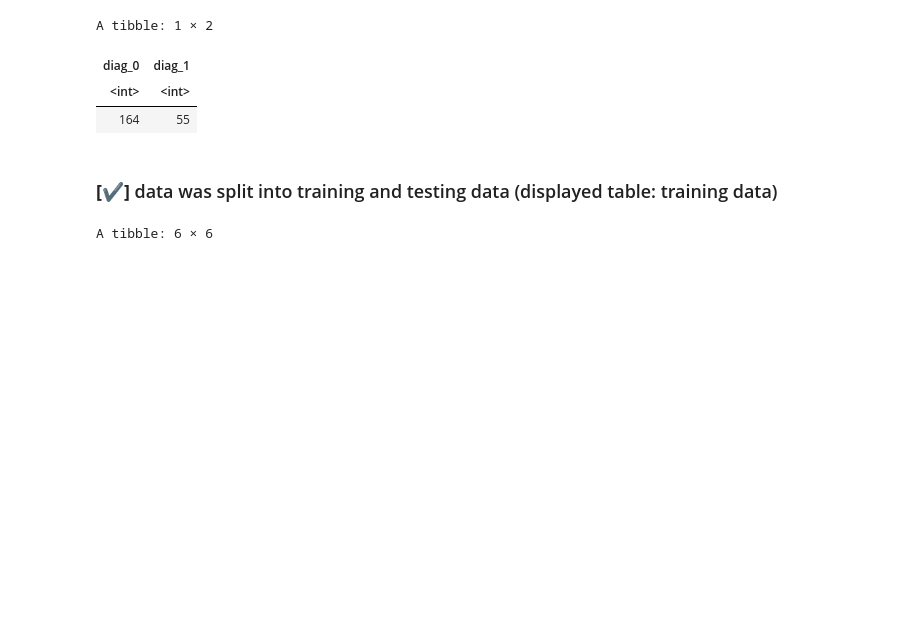
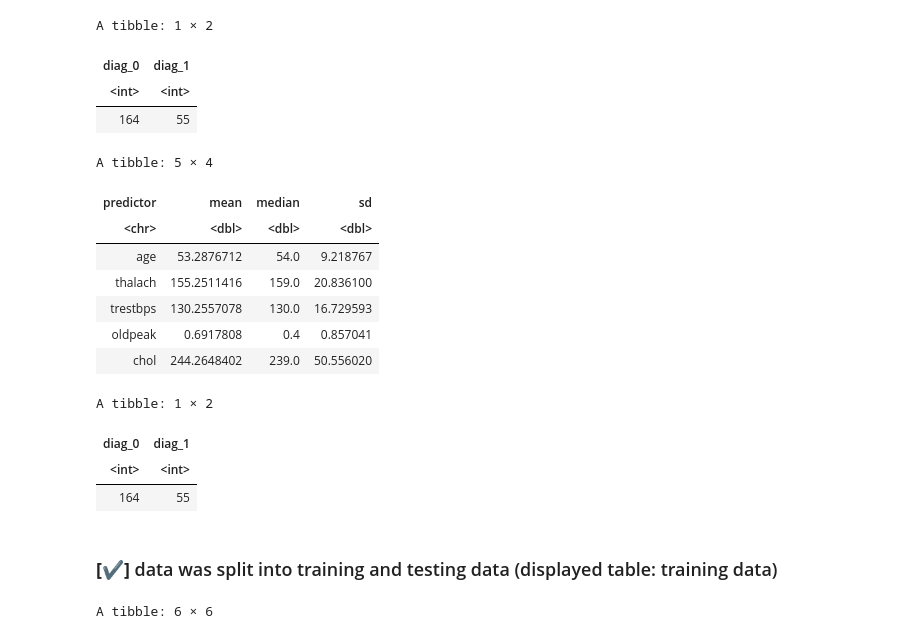
Before and after one commit to Yujinjen/group_project, a Jupyter notebook: DSCI_G36_Project_Submission.ipynb, the cells around one changed output. Drawn from its saved outputs; the diff is of its cells as text; code cells hidden in the pictures; blank space fills up the shorter version.

```diff
--- a/DSCI_G36_Project_Submission.ipynb
+++ b/DSCI_G36_Project_Submission.ipynb
@@ -167,6 +167,51 @@ A tibble: 1 × 2
 | diag_0 | diag_1 |
 | <int> | <int> |
 | 164 | 55 |
+# %%
+age_stats <- cleveland_filtered_data %>%
+             summarize(mean = mean(age), median = median(age), sd = sd(age)) %>%
+             mutate(predictor="age")
+age_stats <- age_stats[, c(4, 1, 2, 3)] #moving the predictor category to the first column instead of the last
+
+thalach_stats <- cleveland_filtered_data %>%
+             summarize(mean = mean(thalach), median = median(thalach), sd = sd(thalach)) %>%
+             mutate(predictor="thalach")
+thalach_stats <- thalach_stats[, c(4, 1, 2, 3)]
+
+trestbps_stats <- cleveland_filtered_data %>%
+             summarize(mean = mean(trestbps), median = median(trestbps), sd = sd(trestbps)) %>%
+             mutate(predictor="trestbps")
+trestbps_stats <- trestbps_stats[, c(4, 1, 2, 3)]
+
+oldpeak_stats <- cleveland_filtered_data %>%
+             summarize(mean = mean(oldpeak), median = median(oldpeak), sd = sd(oldpeak)) %>%
+             mutate(predictor="oldpeak")
+oldpeak_stats <- oldpeak_stats[, c(4, 1, 2, 3)]
+
+chol_stats <- cleveland_filtered_data %>%
+             summarize(mean = mean(chol), median = median(chol), sd = sd(chol)) %>%
+             mutate(predictor="chol")
+chol_stats <- chol_stats[, c(4, 1, 2, 3)]
+
+diag_stats <- cleveland_filtered_data %>%
+             summarize(diag_0 = sum(diag=="0"), diag_1 = sum(diag=="1"))
+
+cleveland_stats <- rbind(age_stats, thalach_stats, trestbps_stats, oldpeak_stats, chol_stats)
+cleveland_stats #binding all the predictor stats into one table
+diag_stats
+# %% [output]
+A tibble: 5 × 4
+| predictor | mean | median | sd |
+| <chr> | <dbl> | <dbl> | <dbl> |
+| age | 53.2876712 | 54.0 | 9.218767 |
+| thalach | 155.2511416 | 159.0 | 20.836100 |
+| trestbps | 130.2557078 | 130.0 | 16.729593 |
+| oldpeak | 0.6917808 | 0.4 | 0.857041 |
+| chol | 244.2648402 | 239.0 | 50.556020 |
+A tibble: 1 × 2
+| diag_0 | diag_1 |
+| <int> | <int> |
+| 164 | 55 |
 # %% [markdown]
 ### **[✔]** data was split into training and testing data (displayed table: training data)
 # %%
```
Also changed, not shown: parts of 11 cells of this notebook.
